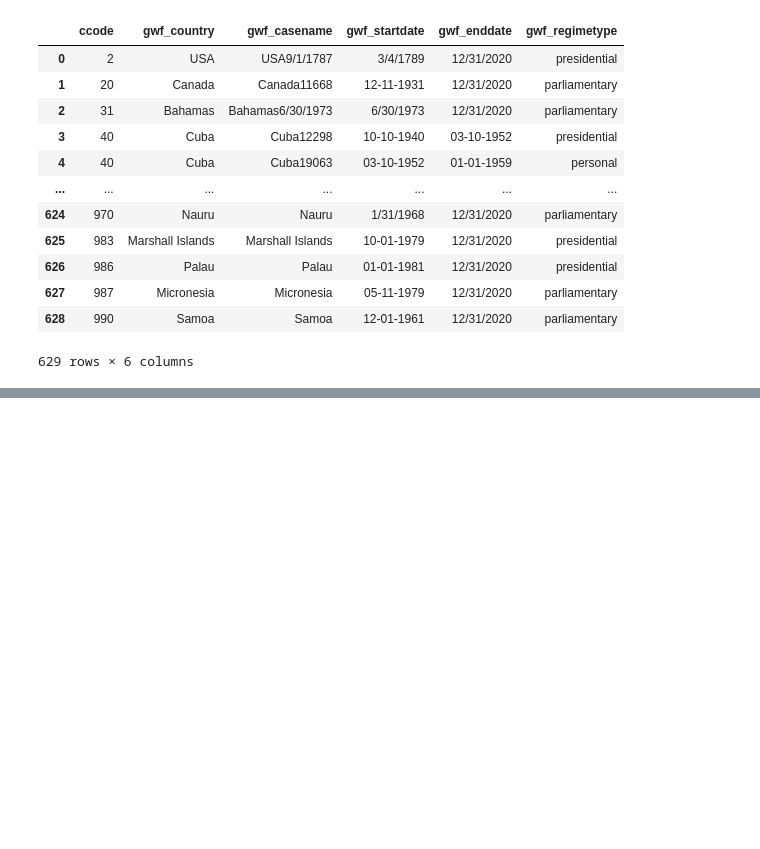
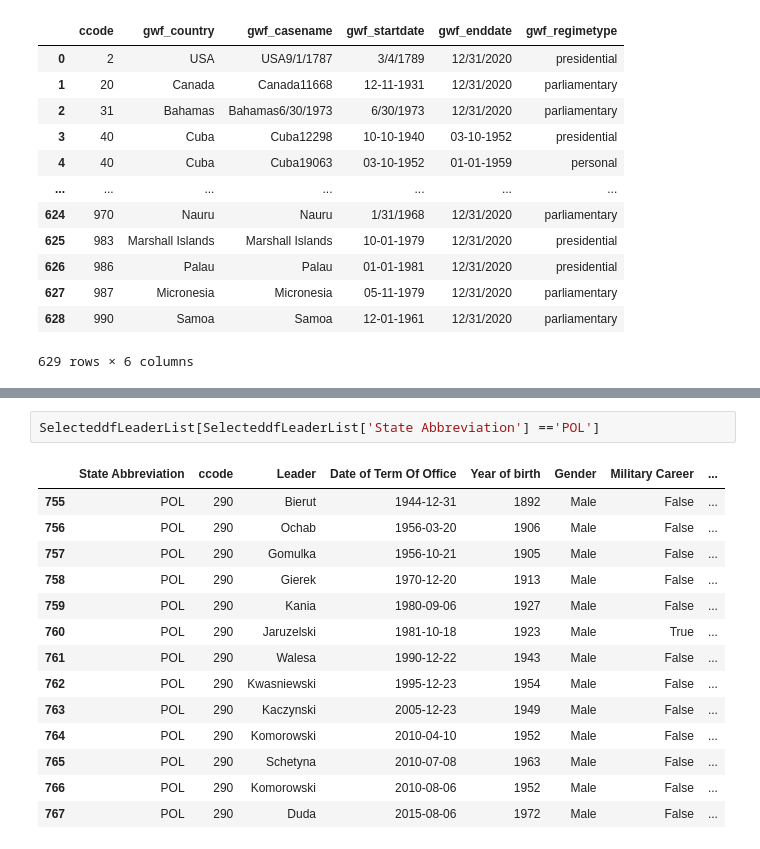
Before and after one commit to Lunczer93/Python_Project_3_World_Election, a Jupyter notebook: Python_Project_3_Election.ipynb, the cells around one changed output, grey strips where cells are left out. Saved outputs shown, nothing was run; the diff lists cells and outputs as text; blank space fills up the shorter version.

```diff
--- a/Python_Project_3_Election.ipynb
+++ b/Python_Project_3_Election.ipynb
@@ -620,0 +1197,17 @@ dfGovernment[dfGovernment['gwf_country']=='USA']
+# %%
+SelecteddfLeaderList[SelecteddfLeaderList['State Abbreviation'] =='POL']
+# %% [output]
+|  | State Abbreviation | ccode | Leader | Date of Term Of Office | Year of birth | Gender | Military Career | ... |
+| 755 | POL | 290 | Bierut | 1944-12-31 | 1892 | Male | False | ... |
+| 756 | POL | 290 | Ochab | 1956-03-20 | 1906 | Male | False | ... |
+| 757 | POL | 290 | Gomulka | 1956-10-21 | 1905 | Male | False | ... |
+| 758 | POL | 290 | Gierek | 1970-12-20 | 1913 | Male | False | ... |
+| 759 | POL | 290 | Kania | 1980-09-06 | 1927 | Male | False | ... |
+| 760 | POL | 290 | Jaruzelski | 1981-10-18 | 1923 | Male | True | ... |
+| 761 | POL | 290 | Walesa | 1990-12-22 | 1943 | Male | False | ... |
+| 762 | POL | 290 | Kwasniewski | 1995-12-23 | 1954 | Male | False | ... |
+| 763 | POL | 290 | Kaczynski | 2005-12-23 | 1949 | Male | False | ... |
+| 764 | POL | 290 | Komorowski | 2010-04-10 | 1952 | Male | False | ... |
+| 765 | POL | 290 | Schetyna | 2010-07-08 | 1963 | Male | False | ... |
+| 766 | POL | 290 | Komorowski | 2010-08-06 | 1952 | Male | False | ... |
+| 767 | POL | 290 | Duda | 2015-08-06 | 1972 | Male | False | ... |
```
Also changed, not shown: parts of 99 cells of this notebook.
